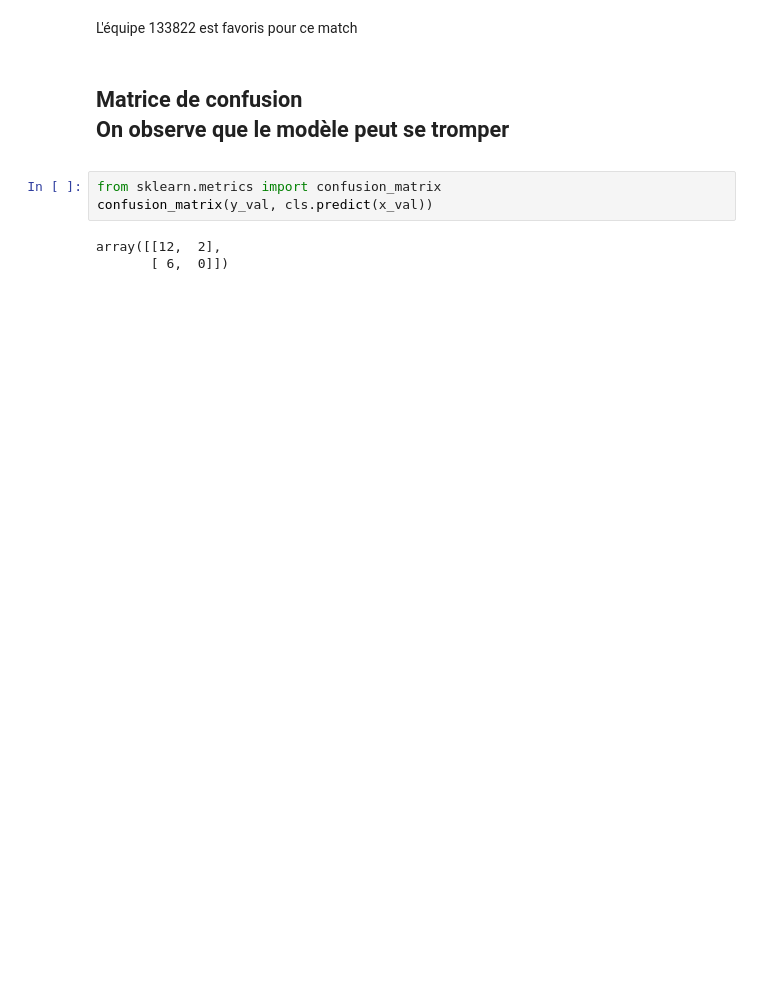
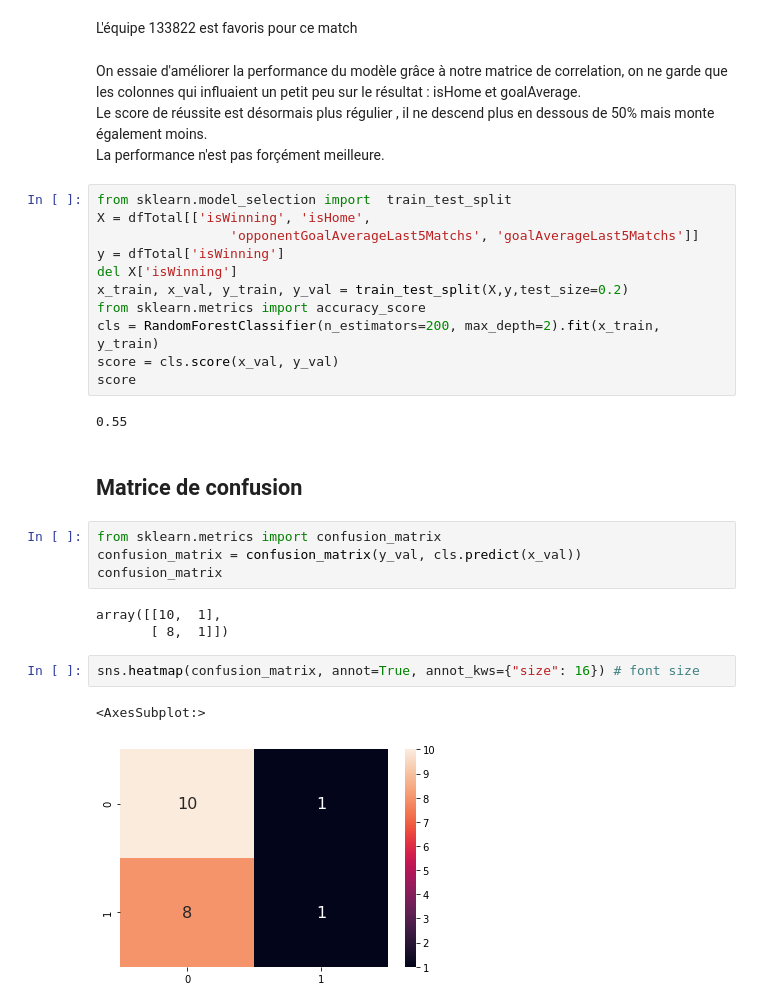
Before and after one commit to MaximeCertain/pr-diction-L1, a Jupyter notebook: main.ipynb, the cells around one changed output. Drawn from its saved outputs; the diff is of its cells as text; blank space fills up the shorter version.

```diff
--- a/main.ipynb
+++ b/main.ipynb
@@ -99,11 +140,33 @@ x_predictor = opposition[
 # %% [markdown]
 L'équipe 133822 est favoris pour ce match
+# %% [markdown]
+On essaie d'améliorer la performance du modèle grâce à notre matrice de correlation, on ne garde que les colonnes qui influaient un petit peu sur le résultat : isHome et goalAverage.
+<br>Le score de réussite est désormais plus régulier , il ne descend plus en dessous de 50% mais monte également moins.
+<br>La performance n'est pas forçément meilleure.
+# %%
+from sklearn.model_selection import  train_test_split
+X = dfTotal[['isWinning', 'isHome',
+                 'opponentGoalAverageLast5Matchs', 'goalAverageLast5Matchs']]
+y = dfTotal['isWinning']
+del X['isWinning']
+x_train, x_val, y_train, y_val = train_test_split(X,y,test_size=0.2)
+from sklearn.metrics import accuracy_score
+cls = RandomForestClassifier(n_estimators=200, max_depth=2).fit(x_train, y_train)
+score = cls.score(x_val, y_val)
+score
+# %% [output]
+0.55
 # %% [markdown]
  <h2>Matrice de confusion</h1>
-<p>On observe que le modèle peut se tromper
 # %%
 from sklearn.metrics import confusion_matrix
-confusion_matrix(y_val, cls.predict(x_val))
+confusion_matrix = confusion_matrix(y_val, cls.predict(x_val))
+confusion_matrix
 # %% [output]
-array([[12,  2],
-       [ 6,  0]])
+array([[10,  1],
+       [ 8,  1]])
+# %%
+sns.heatmap(confusion_matrix, annot=True, annot_kws={"size": 16}) # font size
+# %% [output]
+<AxesSubplot:>
+[figure, added]
```
Also changed, not shown: parts of 14 cells of this notebook, 2 other files.
